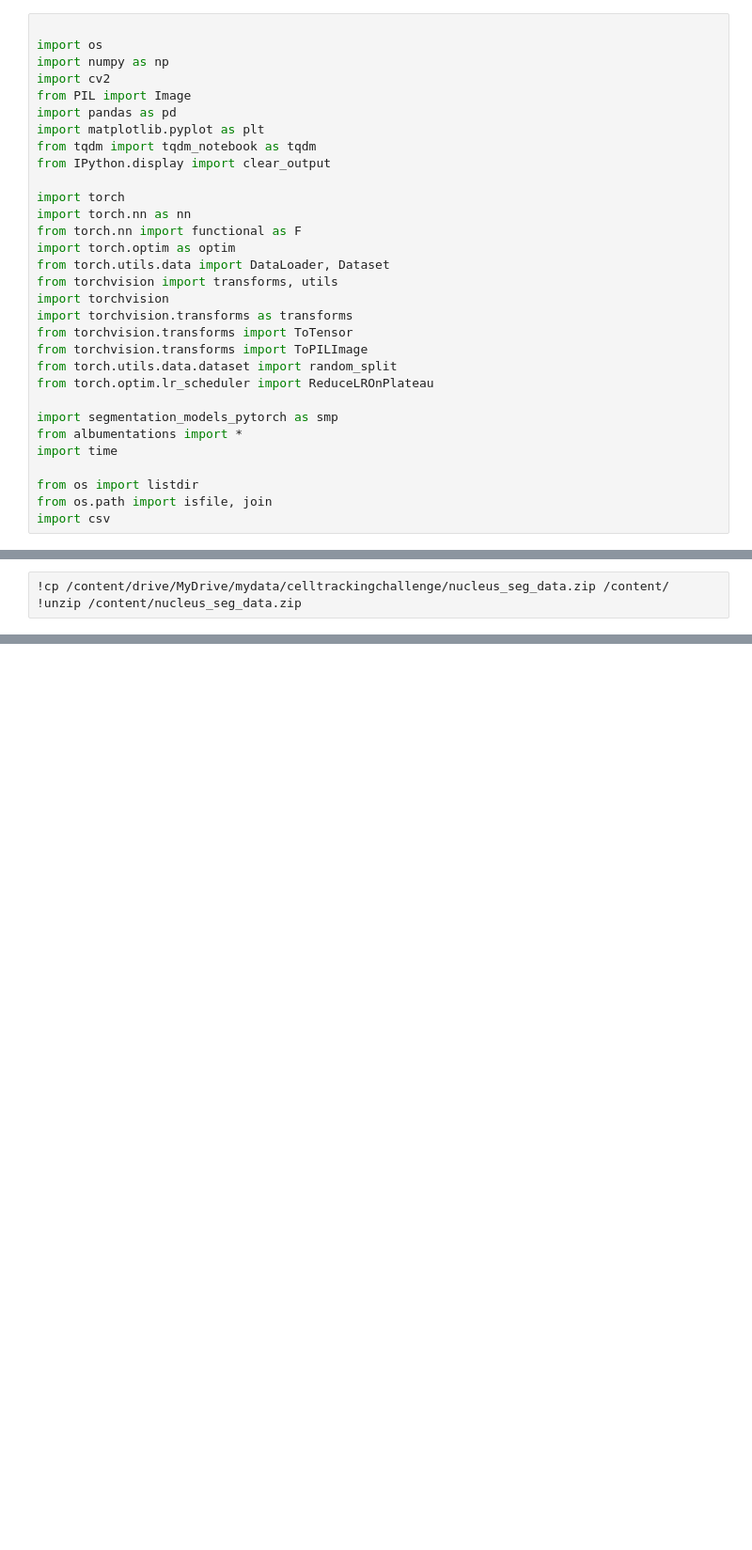
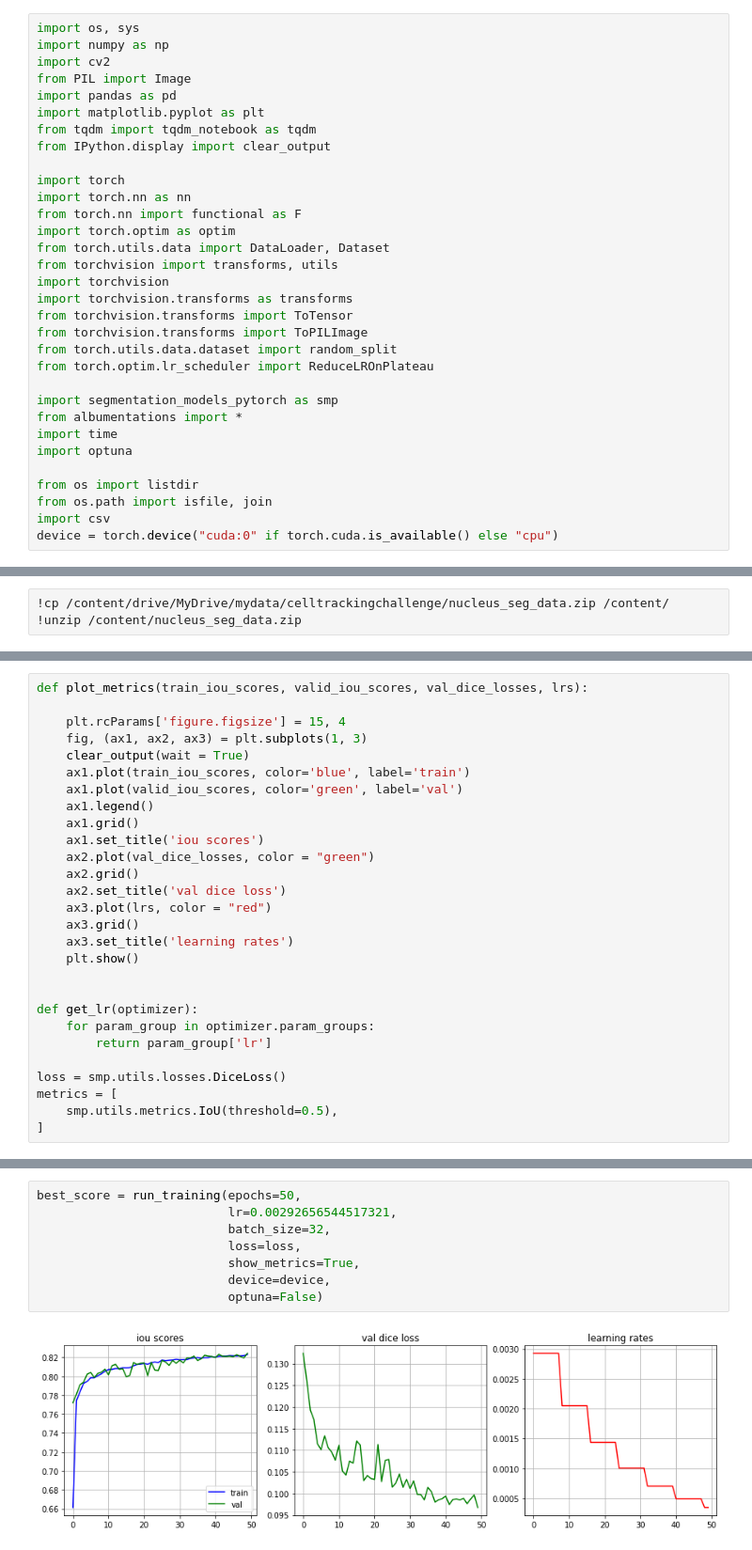
Before and after one commit to devoworm/GSoC-2021, a Jupyter notebook: cell-nucleus-segmentation/train_segmentation_model.ipynb, the cells around one changed output, grey strips where cells are left out. Shown at 94% size. Drawn from its saved outputs; the diff is of its cells as text; blank space fills up the shorter version.

Commit message:
integrate optuna and refactor training loop

```diff
--- a/cell-nucleus-segmentation/train_segmentation_model.ipynb
+++ b/cell-nucleus-segmentation/train_segmentation_model.ipynb
@@ -4,6 +7,5 @@
 # %%
-
-import os
+import os, sys
 import numpy as np
 import cv2
 from PIL import Image
@@ -28,7 +30,9 @@ from torch.optim.lr_scheduler import ReduceLROnPlateau
 import segmentation_models_pytorch as smp
 from albumentations import *
 import time
+import optuna
 
 from os import listdir
 from os.path import isfile, join
 import csv
+device = torch.device("cuda:0" if torch.cuda.is_available() else "cpu")
@@ -323,0 +175,28 @@ for i in range(len(image)):
+# %%
+def plot_metrics(train_iou_scores, valid_iou_scores, val_dice_losses, lrs):
+
+    plt.rcParams['figure.figsize'] = 15, 4
+    fig, (ax1, ax2, ax3) = plt.subplots(1, 3)
+    clear_output(wait = True)
+    ax1.plot(train_iou_scores, color='blue', label='train')
+    ax1.plot(valid_iou_scores, color='green', label='val')
+    ax1.legend()
+    ax1.grid()
+    ax1.set_title('iou scores')
+    ax2.plot(val_dice_losses, color = "green")
+    ax2.grid()
+    ax2.set_title('val dice loss')
+    ax3.plot(lrs, color = "red")
+    ax3.grid()
+    ax3.set_title('learning rates')
+    plt.show()
+
+
+def get_lr(optimizer):
+    for param_group in optimizer.param_groups:
+        return param_group['lr']
+
+loss = smp.utils.losses.DiceLoss()
+metrics = [
+    smp.utils.metrics.IoU(threshold=0.5),
+]
@@ -323,0 +319,10 @@ for i in range(len(image)):
+# %%
+best_score = run_training(epochs=50,
+                          lr=0.00292656544517321,
+                          batch_size=32,
+                          loss=loss,
+                          show_metrics=True,
+                          device=device,
+                          optuna=False)
+# %% [output]
+[figure, added]
```
Also changed, not shown: parts of 43 cells of this notebook.
